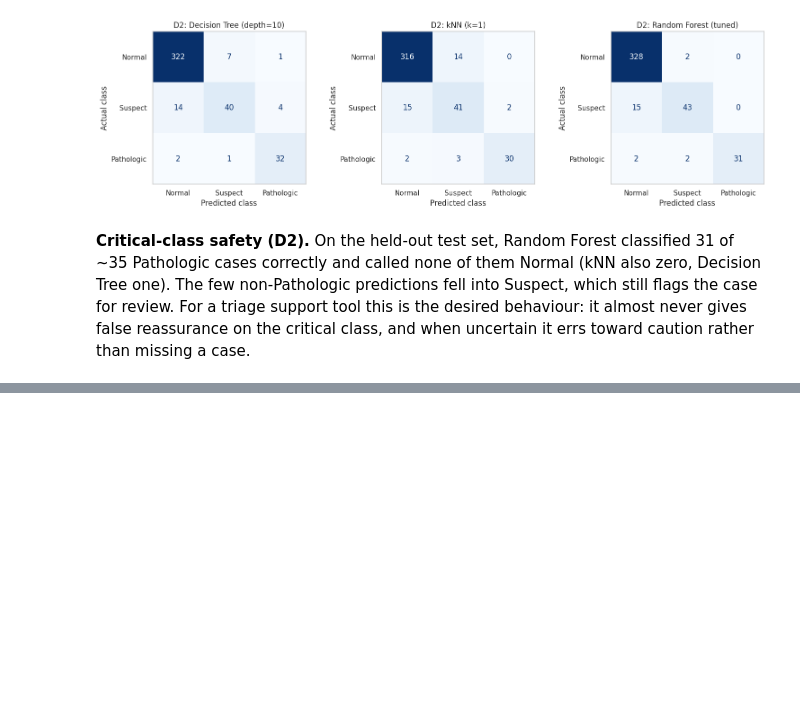
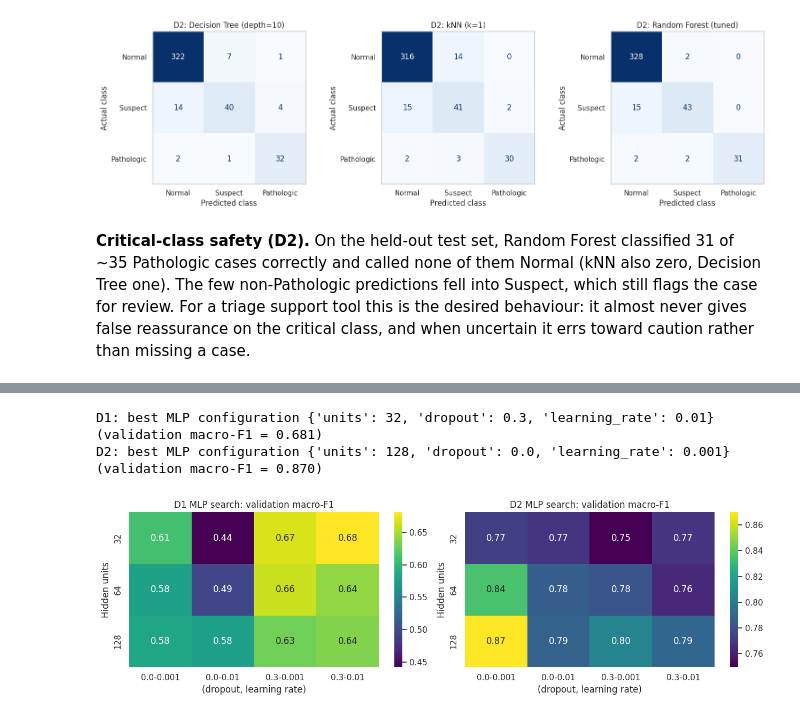
Before and after one commit to NN4010/F21DL---DMML---PG-GROUP10, a Jupyter notebook: notebooks/DMML_Group10.ipynb, the cells around one changed output, grey strips where cells are left out. Saved outputs shown, nothing was run; the diff lists cells and outputs as text; code cells hidden in the pictures; blank space fills up the shorter version.

```diff
--- a/notebooks/DMML_Group10.ipynb
+++ b/notebooks/DMML_Group10.ipynb
@@ -868,0 +924,13 @@ and when uncertain it errs toward caution rather than missing a case.
+# %%
+# [CELL 26] Stacking: tuned Random Forest + tuned Gradient Boosting + Naive Bayes + SVM, combined by logistic regression
+for dataset in ['D1', 'D2']:
+    S = SPLITS[dataset]
+    best_smoothing = BEST_PARAMS[dataset]['smoothing']
+    stack = StackingClassifier(
+        estimators=[('rf', TUNED[dataset]['Random Forest']),
+                    ('gb', TUNED[dataset]['Gradient Boosting']),
+                    ('nb', make_pipeline(StandardScaler(), GaussianNB(var_smoothing=best_smoothing))),
+                    ('svm', make_pipeline(StandardScaler(), SVC(probability=True, random_state=SEED)))],
+        final_estimator=LogisticRegression(max_iter=2000, random_state=SEED), cv=CV, n_jobs=-1)
+    fit_and_record(dataset, 'Stacking (RF+GB+NB+SVM)', 'Ensemble', stack)
+    FITTED[dataset]['stack'] = stack
@@ -868,0 +983,31 @@ and when uncertain it errs toward caution rather than missing a case.
+# %%
+# [CELL 29] MLP hyper-parameter search: units x dropout x learning rate, scored on a validation split taken from the training data
+search_rows, MLP_BEST = [], {}
+for dataset in ['D1', 'D2']:
+    S = SPLITS[dataset]
+    X_fit, X_val, y_fit, y_val = train_test_split(S['X_train'], S['y_train'], test_size=0.2, stratify=S['y_train'], random_state=SEED)
+    scaler = StandardScaler().fit(X_fit)                                   # fitted on the fitting part only
+    X_fit_scaled, X_val_scaled = scaler.transform(X_fit), scaler.transform(X_val)
+    best_score, best_config = -1, None
+    for units, dropout, lr in itertools.product([32, 64, 128], [0.0, 0.3], [1e-2, 1e-3]):
+        model = build_mlp(X_fit_scaled.shape[1], 3, units, dropout, lr)
+        model.fit(X_fit_scaled, y_fit.values.astype(int), validation_data=(X_val_scaled, y_val.values.astype(int)), epochs=150,
+                  batch_size=32, class_weight=balanced_class_weights(y_fit), verbose=0, callbacks=[early_stop(12)])
+        val_f1 = f1_score(y_val, model.predict(X_val_scaled, verbose=0).argmax(axis=1), average='macro')
+        search_rows.append({'Dataset': dataset, 'units': units, 'dropout': dropout, 'lr': lr, 'val macro-F1': val_f1})
+        if val_f1 > best_score:
+            best_score, best_config = val_f1, {'units': units, 'dropout': dropout, 'learning_rate': lr}
+    MLP_BEST[dataset] = best_config
+    print(f'{dataset}: best MLP configuration {best_config} (validation macro-F1 = {best_score:.3f})')
+
+mlp_search = pd.DataFrame(search_rows)
+fig, axes = plt.subplots(1, 2, figsize=(13, 4))
+for ax, dataset in zip(axes, ['D1', 'D2']):
+    grid = mlp_search[mlp_search['Dataset'] == dataset].pivot_table(index='units', columns=['dropout', 'lr'], values='val macro-F1')
+    sns.heatmap(grid, annot=True, fmt='.2f', cmap='viridis', ax=ax)
+    ax.set_title(f'{dataset} MLP search: validation macro-F1'); ax.set_xlabel('(dropout, learning rate)'); ax.set_ylabel('Hidden units')
+savefig('fig_mlp_search.png'); plt.show()
+# %% [output]
+D1: best MLP configuration {'units': 32, 'dropout': 0.3, 'learning_rate': 0.01} (validation macro-F1 = 0.681)
+D2: best MLP configuration {'units': 128, 'dropout': 0.0, 'learning_rate': 0.001} (validation macro-F1 = 0.870)
+[figure, added]
```
Also changed, not shown: parts of 14 cells of this notebook.
